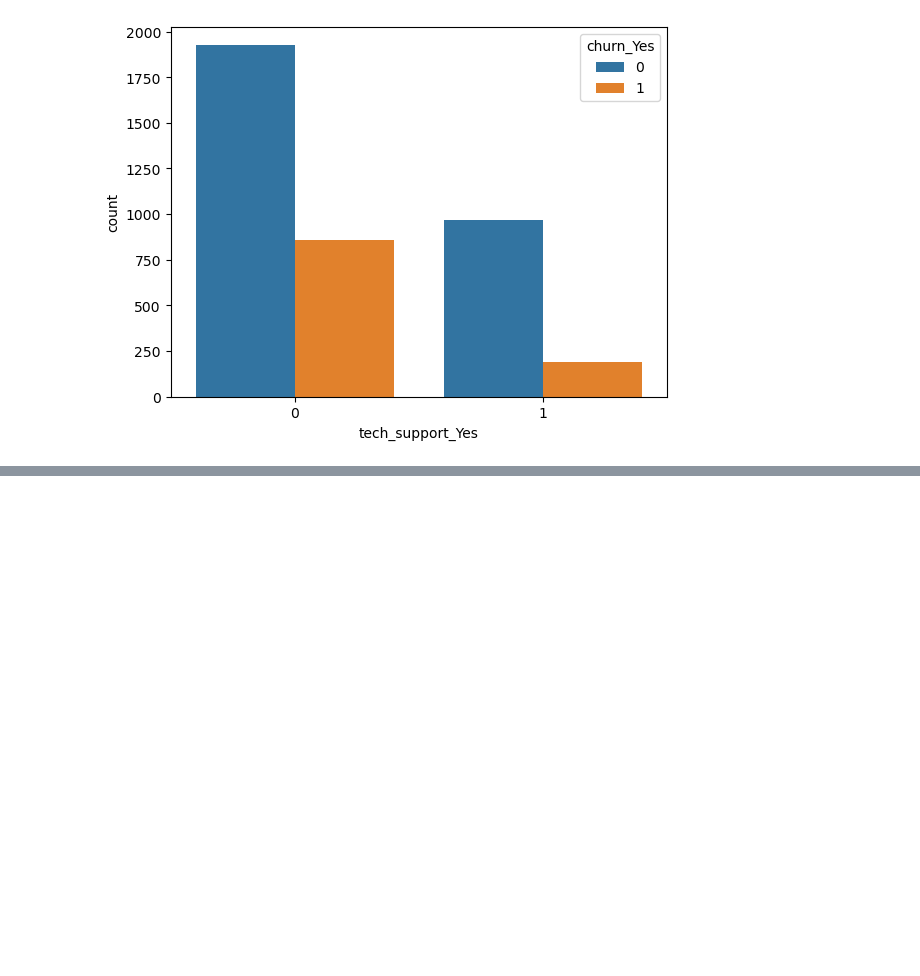
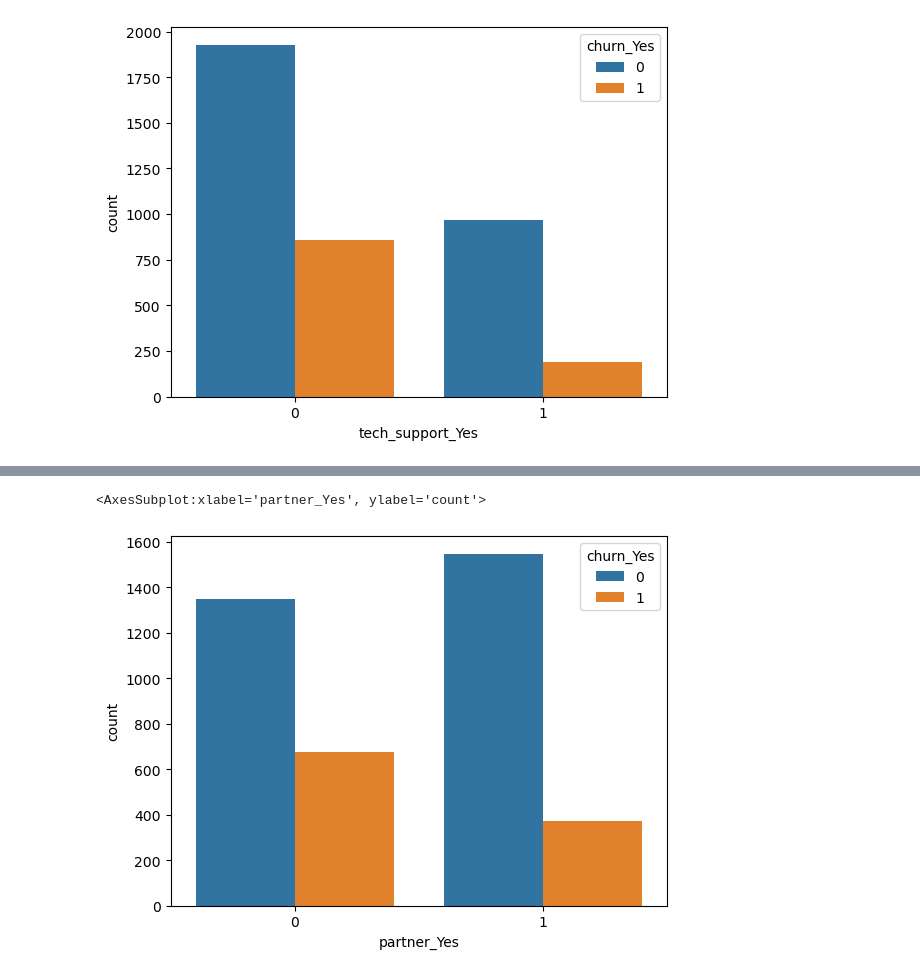
Before and after one commit to stephen-c-perry/Telco_Churn_Classification_Project, a Jupyter notebook: scratchwork_1.ipynb, the cells around one changed output, grey strips where cells are left out. Saved outputs shown, nothing was run; the diff lists cells and outputs as text; code cells hidden in the pictures; blank space fills up the shorter version.

```diff
--- a/scratchwork_1.ipynb
+++ b/scratchwork_1.ipynb
@@ -167,0 +303,5 @@ tenure_churn_barplot
+# %%
+sns.countplot(data=train, x='partner_Yes', hue = 'churn_Yes')
+# %% [output]
+<AxesSubplot:xlabel='partner_Yes', ylabel='count'>
+[figure, added]
```
Also changed, not shown: parts of 46 cells of this notebook.
